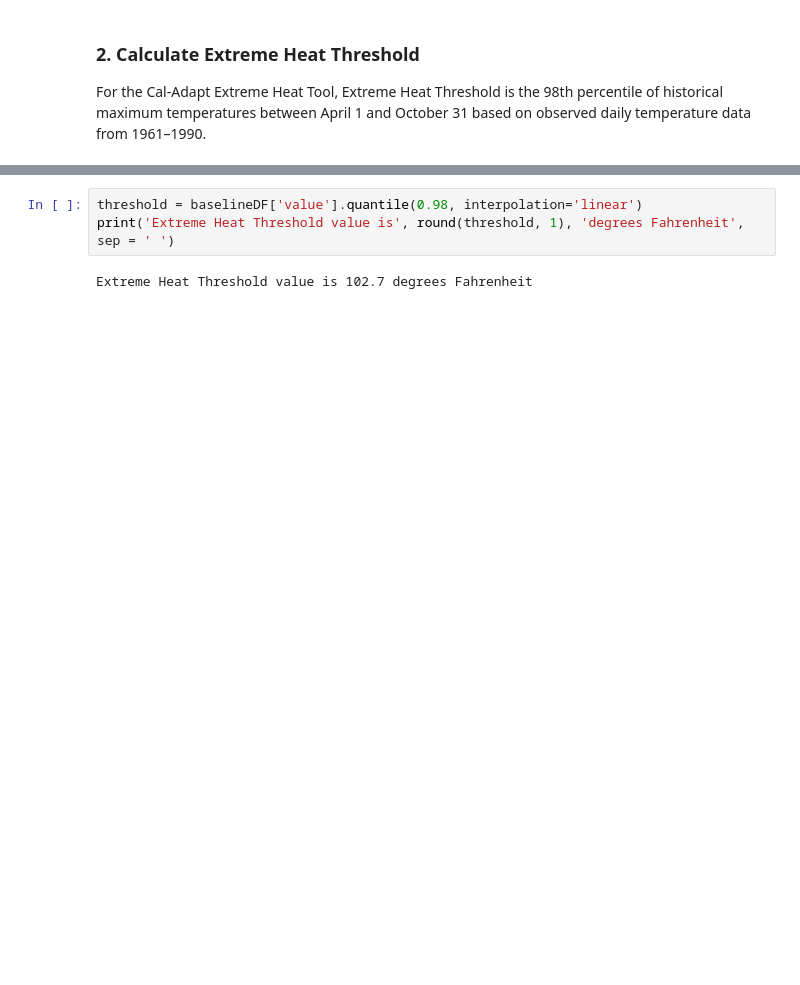
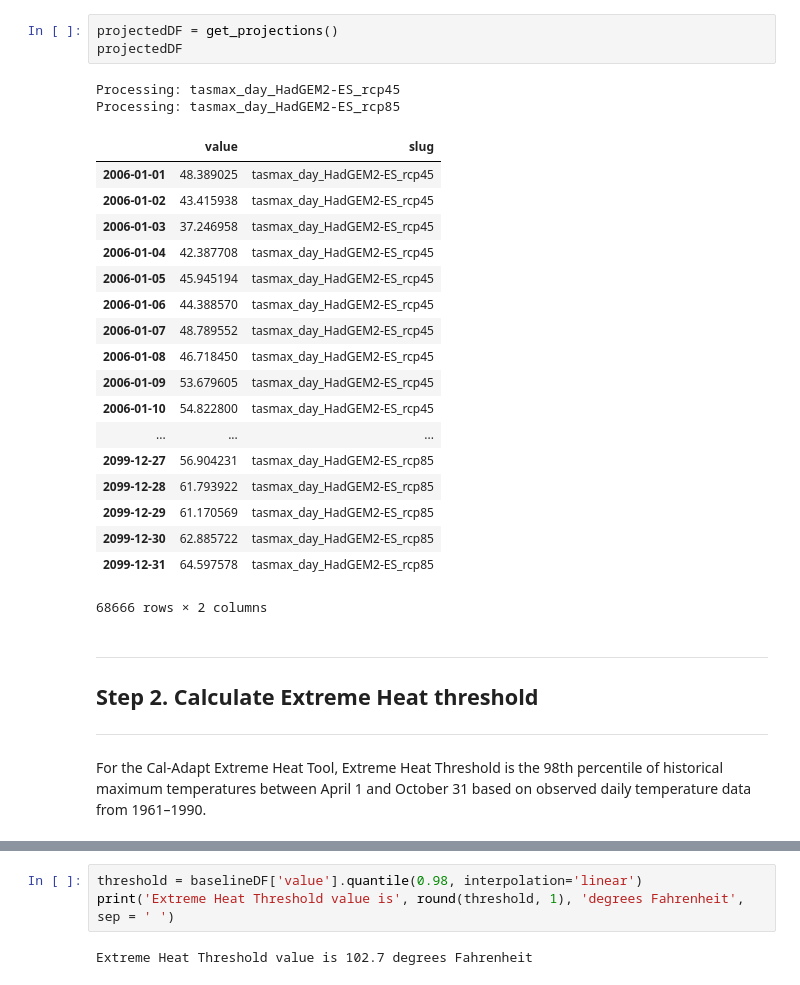
Before and after one commit to berkeley-gif/caladapt-docs, a Jupyter notebook: cookbook/daily_data_extreme_heat.ipynb, the cells around one changed output, grey strips where cells are left out. Saved outputs shown, nothing was run; the diff lists cells and outputs as text; blank space fills up the shorter version.

```diff
--- a/cookbook/daily_data_extreme_heat.ipynb
+++ b/cookbook/daily_data_extreme_heat.ipynb
@@ -127,6 +216,32 @@ print(observedDF.tail())
+# %%
+projectedDF = get_projections()
+projectedDF
+# %% [output]
+Processing: tasmax_day_HadGEM2-ES_rcp45
+Processing: tasmax_day_HadGEM2-ES_rcp85
+|  | value | slug |
+| 2006-01-01 | 48.389025 | tasmax_day_HadGEM2-ES_rcp45 |
+| 2006-01-02 | 43.415938 | tasmax_day_HadGEM2-ES_rcp45 |
+| 2006-01-03 | 37.246958 | tasmax_day_HadGEM2-ES_rcp45 |
+| 2006-01-04 | 42.387708 | tasmax_day_HadGEM2-ES_rcp45 |
+| 2006-01-05 | 45.945194 | tasmax_day_HadGEM2-ES_rcp45 |
+| 2006-01-06 | 44.388570 | tasmax_day_HadGEM2-ES_rcp45 |
+| 2006-01-07 | 48.789552 | tasmax_day_HadGEM2-ES_rcp45 |
+| 2006-01-08 | 46.718450 | tasmax_day_HadGEM2-ES_rcp45 |
+| 2006-01-09 | 53.679605 | tasmax_day_HadGEM2-ES_rcp45 |
+| 2006-01-10 | 54.822800 | tasmax_day_HadGEM2-ES_rcp45 |
+| ... | ... | ... |
+| 2099-12-27 | 56.904231 | tasmax_day_HadGEM2-ES_rcp85 |
+| 2099-12-28 | 61.793922 | tasmax_day_HadGEM2-ES_rcp85 |
+| 2099-12-29 | 61.170569 | tasmax_day_HadGEM2-ES_rcp85 |
+| 2099-12-30 | 62.885722 | tasmax_day_HadGEM2-ES_rcp85 |
+| 2099-12-31 | 64.597578 | tasmax_day_HadGEM2-ES_rcp85 |
+68666 rows × 2 columns
+# %% [markdown]
+----
+## Step 2. Calculate Extreme Heat threshold
+----
 # %% [markdown]
-### 2. Calculate Extreme Heat Threshold
-
 For the Cal-Adapt Extreme Heat Tool, Extreme Heat Threshold is the 98th percentile of historical maximum temperatures between April 1 and October 31 based on observed daily temperature data from 1961–1990.
 # %%
 # Filter years
```
Also changed, not shown: parts of 45 cells of this notebook.
